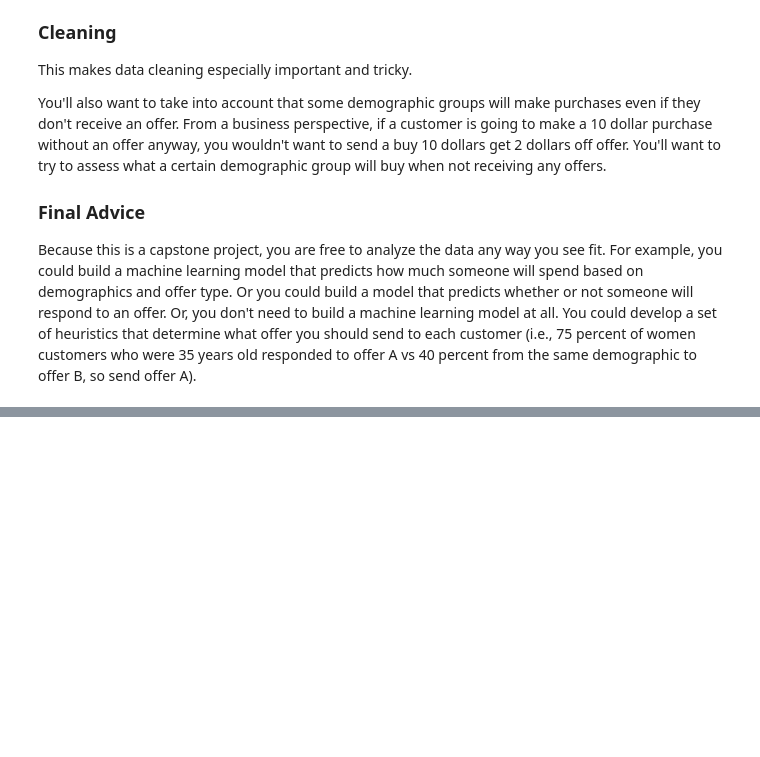
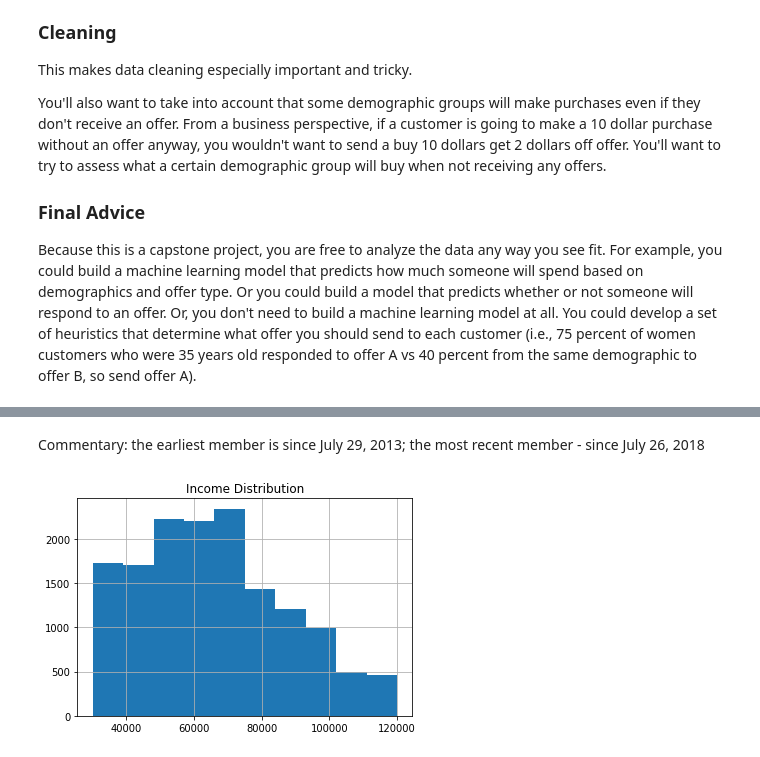
Before and after one commit to k-bosko/Starbucks_rewards, a Jupyter notebook: Starbucks_Capstone_notebook.ipynb, the cells around one changed output, grey strips where cells are left out. Cells and saved outputs as stored; diff of their text form; code cells hidden in the pictures; blank space fills up the shorter version.

```diff
--- a/Starbucks_Capstone_notebook.ipynb
+++ b/Starbucks_Capstone_notebook.ipynb
@@ -86,0 +235,7 @@ transcript = pd.read_json('data/transcript.json', orient='records', lines=True)
+# %% [markdown]
+Commentary: the earliest member is since July 29, 2013; the most recent member - since July 26, 2018
+# %%
+profile.income.hist();
+plt.title("Income Distribution");
+# %% [output]
+[figure, added]
```
Also changed, not shown: parts of 71 cells of this notebook.
